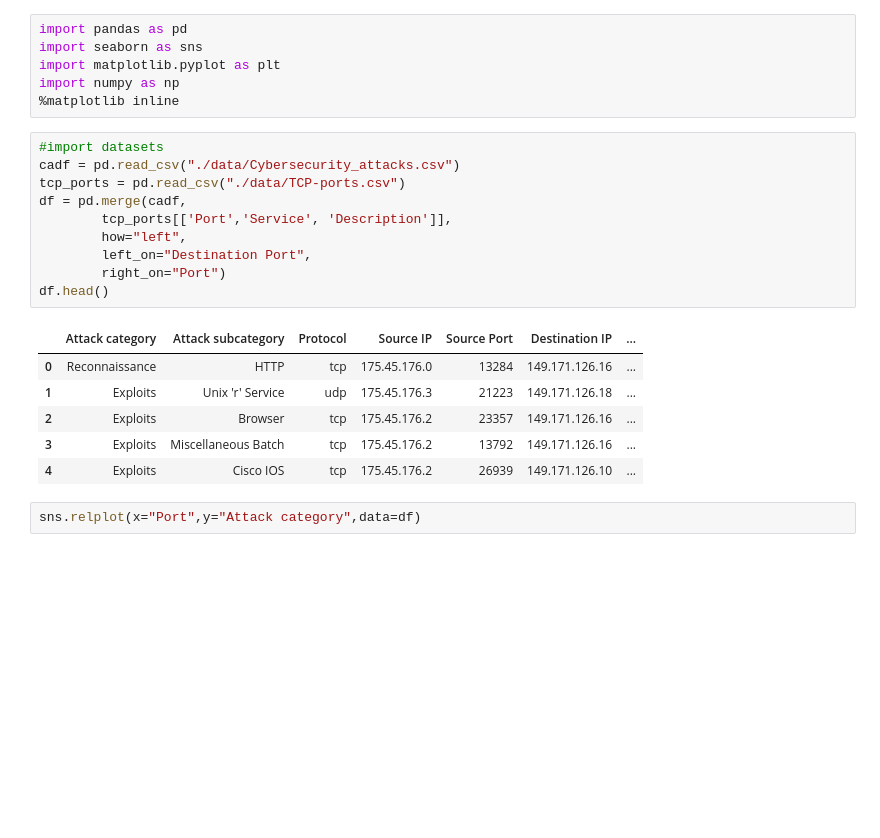
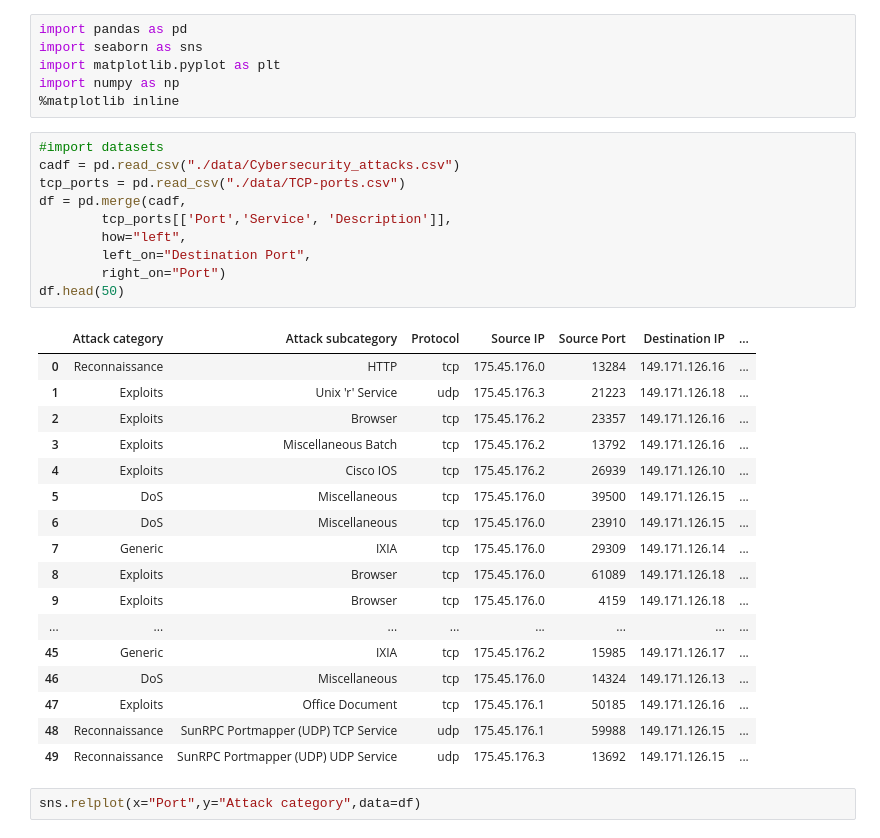
Before and after one commit to abbesdjilali/python_EDA, a Jupyter notebook: projet_facultatif/cybersecurity_attacks.ipynb, the cells around one changed output. Drawn from its saved outputs; the diff is of its cells as text; blank space fills up the shorter version.

```diff
--- a/projet_facultatif/cybersecurity_attacks.ipynb
+++ b/projet_facultatif/cybersecurity_attacks.ipynb
@@ -43,20 +43,31 @@ import numpy as np
 # %%
 #import datasets
 cadf = pd.read_csv("./data/Cybersecurity_attacks.csv")
 tcp_ports = pd.read_csv("./data/TCP-ports.csv")
 df = pd.merge(cadf,
         tcp_ports[['Port','Service', 'Description']],
         how="left",
         left_on="Destination Port",
         right_on="Port")
-df.head()
+df.head(50)
 # %% [output]
 |  | Attack category | Attack subcategory | Protocol | Source IP | Source Port | Destination IP | ... |
 | 0 | Reconnaissance | HTTP | tcp | 175.45.176.0 | 13284 | 149.171.126.16 | ... |
 | 1 | Exploits | Unix 'r' Service | udp | 175.45.176.3 | 21223 | 149.171.126.18 | ... |
 | 2 | Exploits | Browser | tcp | 175.45.176.2 | 23357 | 149.171.126.16 | ... |
 | 3 | Exploits | Miscellaneous Batch | tcp | 175.45.176.2 | 13792 | 149.171.126.16 | ... |
 | 4 | Exploits | Cisco IOS | tcp | 175.45.176.2 | 26939 | 149.171.126.10 | ... |
+| 5 | DoS | Miscellaneous | tcp | 175.45.176.0 | 39500 | 149.171.126.15 | ... |
+| 6 | DoS | Miscellaneous | tcp | 175.45.176.0 | 23910 | 149.171.126.15 | ... |
+| 7 | Generic | IXIA | tcp | 175.45.176.0 | 29309 | 149.171.126.14 | ... |
+| 8 | Exploits | Browser | tcp | 175.45.176.0 | 61089 | 149.171.126.18 | ... |
+| 9 | Exploits | Browser | tcp | 175.45.176.0 | 4159 | 149.171.126.18 | ... |
+| ... | ... | ... | ... | ... | ... | ... | ... |
+| 45 | Generic | IXIA | tcp | 175.45.176.2 | 15985 | 149.171.126.17 | ... |
+| 46 | DoS | Miscellaneous | tcp | 175.45.176.0 | 14324 | 149.171.126.13 | ... |
+| 47 | Exploits | Office Document | tcp | 175.45.176.1 | 50185 | 149.171.126.16 | ... |
+| 48 | Reconnaissance | SunRPC Portmapper (UDP) TCP Service | udp | 175.45.176.1 | 59988 | 149.171.126.15 | ... |
+| 49 | Reconnaissance | SunRPC Portmapper (UDP) UDP Service | udp | 175.45.176.3 | 13692 | 149.171.126.15 | ... |
 # %%
 sns.relplot(x="Port",y="Attack category",data=df)
 # %% [output]
```
Also changed, not shown: parts of 7 cells of this notebook.
